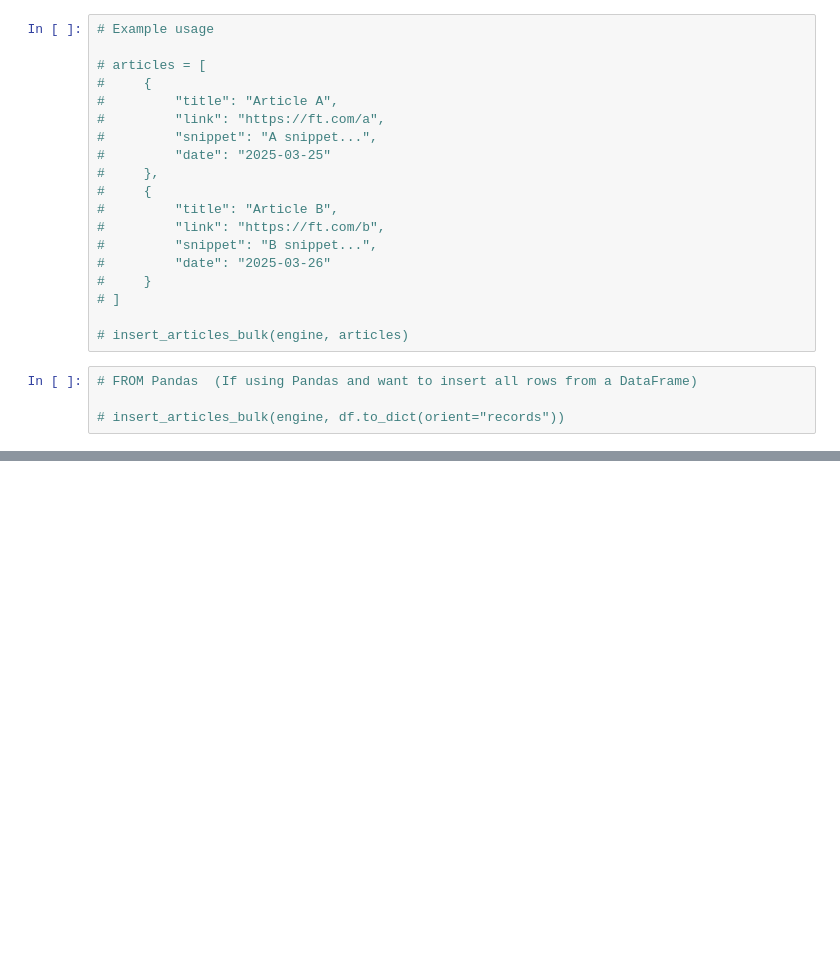
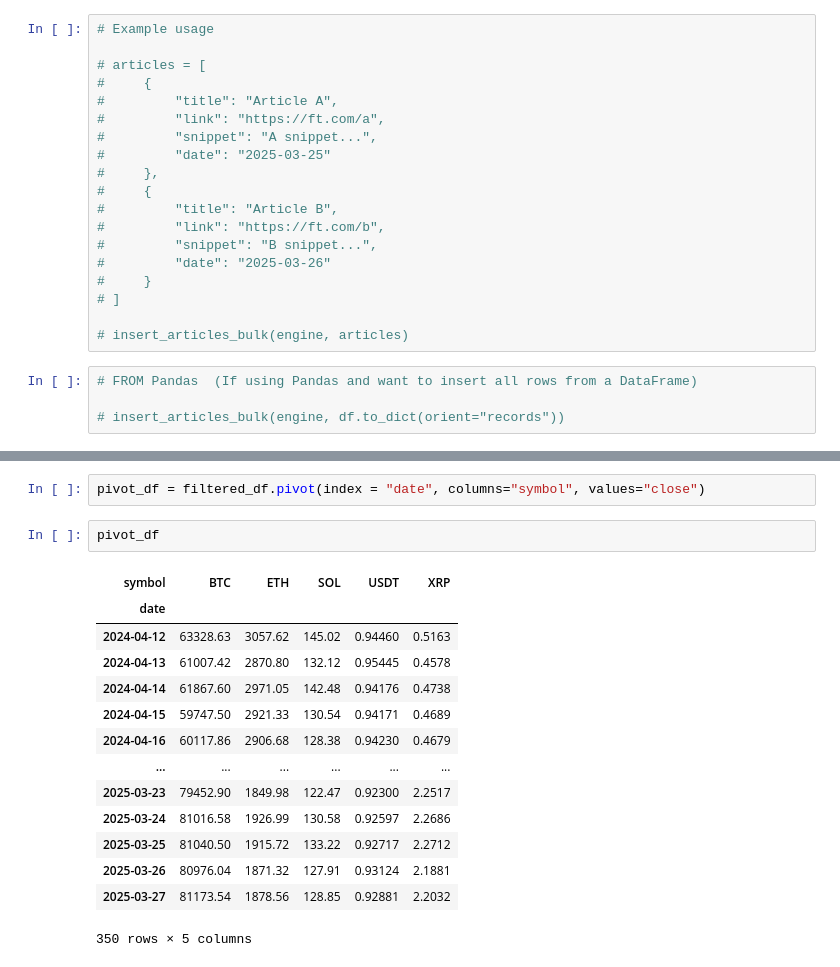
Before and after one commit to pabs-llama/projects, a Jupyter notebook: stock_api/railway_connection.ipynb, the cells around one changed output, grey strips where cells are left out. Cells and saved outputs as stored; diff of their text form; blank space fills up the shorter version.

```diff
--- a/stock_api/railway_connection.ipynb
+++ b/stock_api/railway_connection.ipynb
@@ -179,0 +397,19 @@ def insert_articles_bulk(engine, articles):
+# %%
+pivot_df = filtered_df.pivot(index = "date", columns="symbol", values="close")
+# %%
+pivot_df
+# %% [output]
+| symbol | BTC | ETH | SOL | USDT | XRP |
+| date |  |  |  |  |  |
+| 2024-04-12 | 63328.63 | 3057.62 | 145.02 | 0.94460 | 0.5163 |
+| 2024-04-13 | 61007.42 | 2870.80 | 132.12 | 0.95445 | 0.4578 |
+| 2024-04-14 | 61867.60 | 2971.05 | 142.48 | 0.94176 | 0.4738 |
+| 2024-04-15 | 59747.50 | 2921.33 | 130.54 | 0.94171 | 0.4689 |
+| 2024-04-16 | 60117.86 | 2906.68 | 128.38 | 0.94230 | 0.4679 |
+| ... | ... | ... | ... | ... | ... |
+| 2025-03-23 | 79452.90 | 1849.98 | 122.47 | 0.92300 | 2.2517 |
+| 2025-03-24 | 81016.58 | 1926.99 | 130.58 | 0.92597 | 2.2686 |
+| 2025-03-25 | 81040.50 | 1915.72 | 133.22 | 0.92717 | 2.2712 |
+| 2025-03-26 | 80976.04 | 1871.32 | 127.91 | 0.93124 | 2.1881 |
+| 2025-03-27 | 81173.54 | 1878.56 | 128.85 | 0.92881 | 2.2032 |
+350 rows × 5 columns
```
Also changed, not shown: parts of 31 cells of this notebook, 2 other files.
